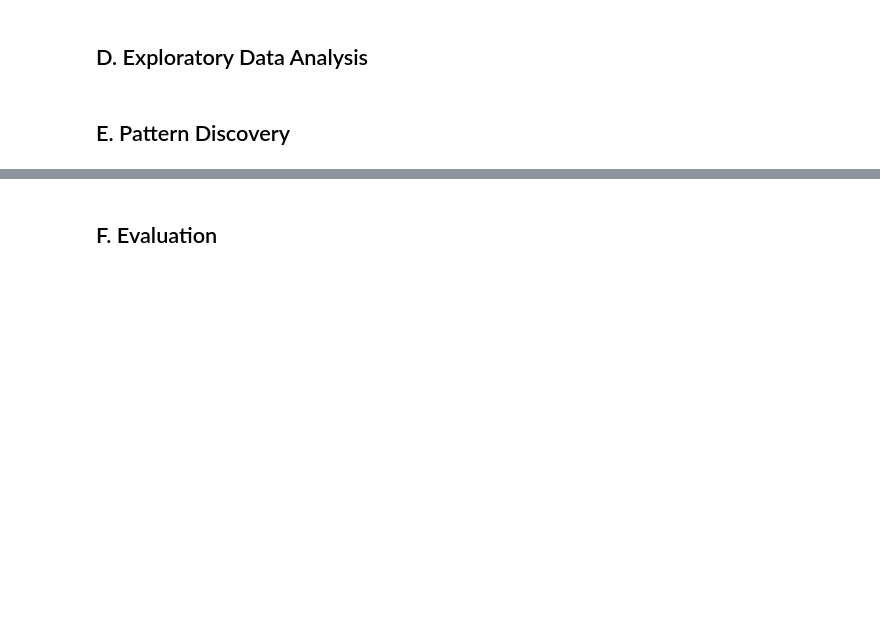
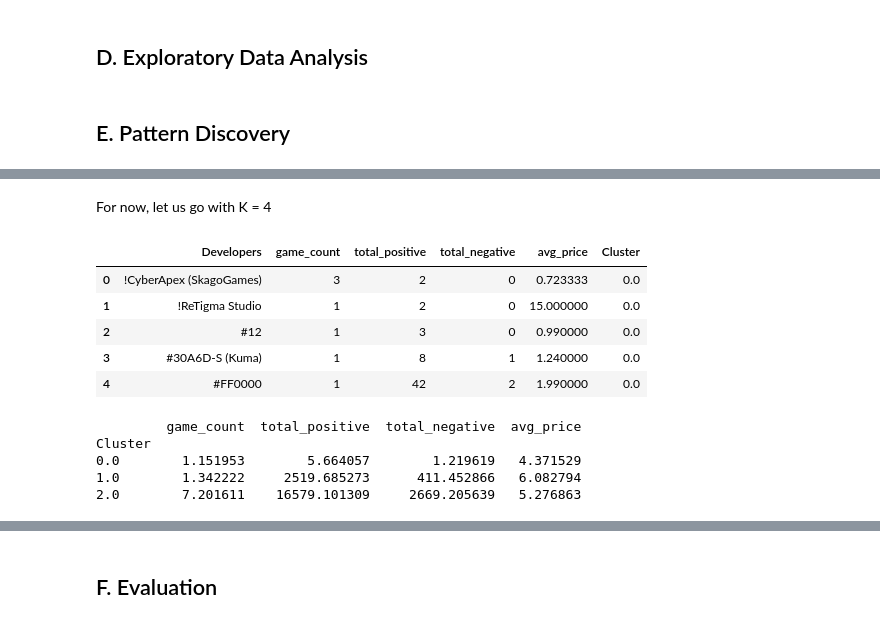
Before and after one commit to mangabe16/steam-developer-career-patterns, a Jupyter notebook: submission.ipynb, the cells around one changed output, grey strips where cells are left out. Cells and saved outputs as stored; diff of their text form; code cells hidden in the pictures; blank space fills up the shorter version.

```diff
--- a/submission.ipynb
+++ b/submission.ipynb
@@ -394,0 +456,32 @@ Support website
+# %% [markdown]
+For now, let us go with K = 4
+# %%
+# initializing an instance of K-Means
+kmeans = KMeans(
+    n_clusters=4,
+    random_state=42,
+    n_init='auto'
+)
+
+# fitting the model and predicting cluster labels for each row
+clusters = kmeans.fit_predict(kmeans_df_scaled)
+
+# adding the cluster labels back to original dataframe
+developer_df.loc[kmeans_df.index, 'Cluster'] = clusters
+developer_df.head()
+# %% [output]
+|  | Developers | game_count | total_positive | total_negative | avg_price | Cluster |
+| 0 | !CyberApex (SkagoGames) | 3 | 2 | 0 | 0.723333 | 0.0 |
+| 1 | !ReTigma Studio | 1 | 2 | 0 | 15.000000 | 0.0 |
+| 2 | #12 | 1 | 3 | 0 | 0.990000 | 0.0 |
+| 3 | #30A6D-S (Kuma) | 1 | 8 | 1 | 1.240000 | 0.0 |
+| 4 | #FF0000 | 1 | 42 | 2 | 1.990000 | 0.0 |
+# %%
+cluster_summary = developer_df.groupby('Cluster')[['game_count','total_positive', 'total_negative','avg_price']].mean()
+print(cluster_summary)
+# %% [output]
+         game_count  total_positive  total_negative  avg_price
+Cluster
+0.0        1.151953        5.664057        1.219619   4.371529
+1.0        1.342222     2519.685273      411.452866   6.082794
+2.0        7.201611    16579.101309     2669.205639   5.276863
```
Also changed, not shown: parts of 50 cells of this notebook, 1 other file.
